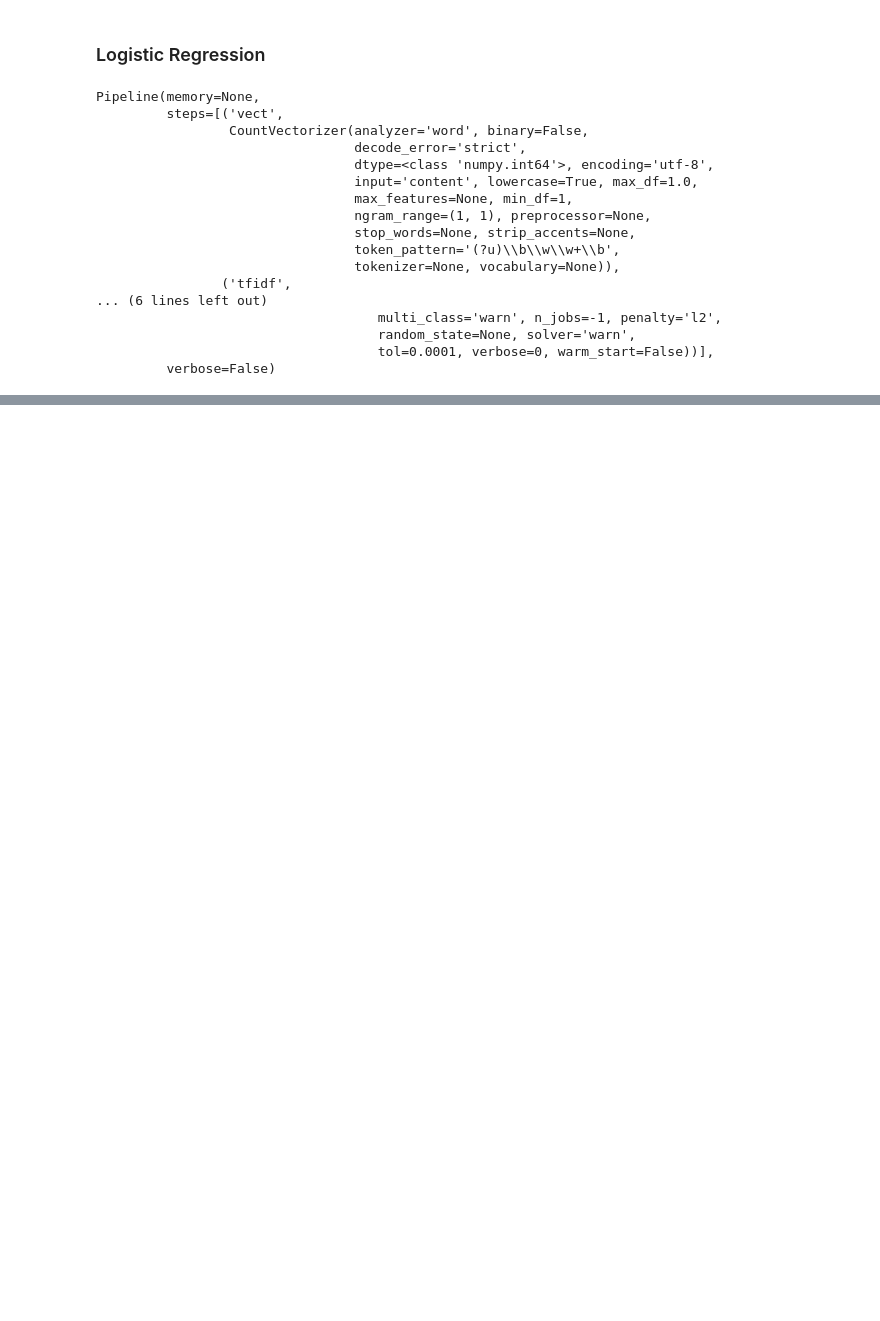
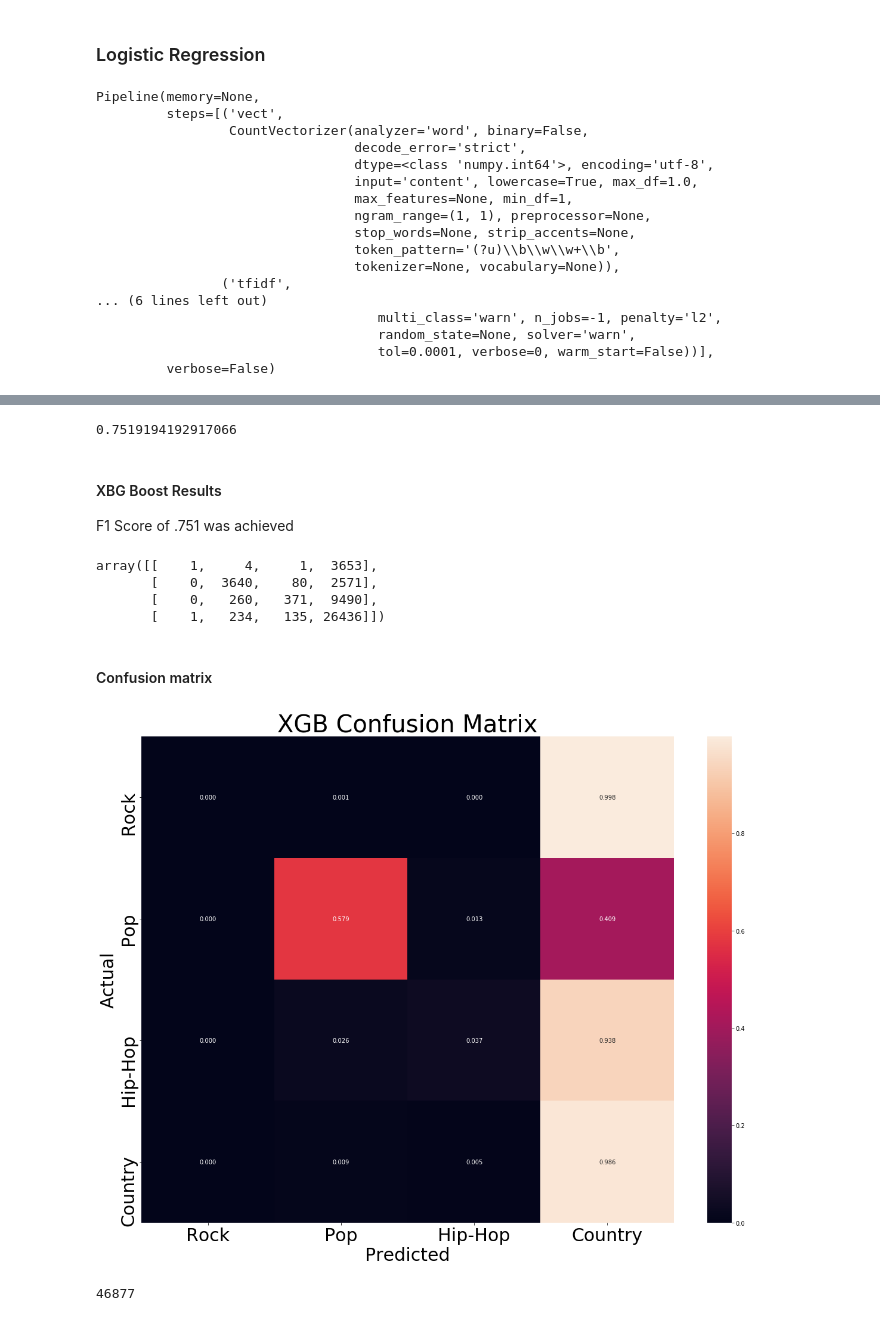
Before and after one commit to jacksonbull87/Genre-Classification-NLP, a Jupyter notebook: Genre-Classification NLP.ipynb, the cells around one changed output, grey strips where cells are left out. Saved outputs shown, nothing was run; the diff lists cells and outputs as text; code cells hidden in the pictures; blank space fills up the shorter version.

Commit message:
xgboost model

```diff
--- a/Genre-Classification NLP.ipynb
+++ b/Genre-Classification NLP.ipynb
@@ -406,0 +591,7 @@ from gensim.models import Word2Vec
+# %%
+#train test split dataset
+X_train, X_test, y_train, y_test = train_test_split(X, target, test_size=.25, random_state=0)
+# %%
+xgb_model = xgb.XGBClassifier(random_state=0,learning_rate=0.01)
+# %%
+xgb_model.fit(X_train, y_train)
@@ -406,0 +606,39 @@ from gensim.models import Word2Vec
+# %%
+xgb_pred = xgb_model.predict(X_test)
+# %%
+f1_score(xgb_pred, y_test, average='weighted')
+# %% [output]
+0.7519194192917066
+# %% [markdown]
+#### XBG Boost Results
+F1 Score of .751 was achieved
+# %%
+confusion_matrix(y_test, xgb_pred)
+# %% [output]
+array([[    1,     4,     1,  3653],
+       [    0,  3640,    80,  2571],
+       [    0,   260,   371,  9490],
+       [    1,   234,   135, 26436]])
+# %% [markdown]
+#### Confusion matrix
+# %%
+cm = confusion_matrix(y_test, xgb_pred) #create the confusion matrix
+cm_df = pd.DataFrame(cm) #add confusion matrix
+# Normalise
+cmn = cm.astype('float') / cm.sum(axis=1)[:, np.newaxis]
+plt.figure(figsize=(20,15))
+ax = sns.heatmap(cmn, annot=True, fmt='.3f', xticklabels=['Rock', 'Pop','Hip-Hop','Country']\
+            , yticklabels=['Rock', 'Pop','Hip-Hop','Country'])
+ax.set_ylim(sorted(ax.get_xlim(), reverse=True))
+plt.setp(ax.get_xticklabels(), fontsize=30)
+plt.setp(ax.get_yticklabels(), fontsize=30)
+plt.title('XGB Confusion Matrix', fontsize=40)
+plt.ylabel('Actual', fontsize=30)
+plt.xlabel('Predicted', fontsize=30)
+plt.show()
+# %% [output]
+[figure, added]
+# %%
+len(xgb_pred)
+# %% [output]
+46877
```
Also changed, not shown: parts of 72 cells of this notebook.
